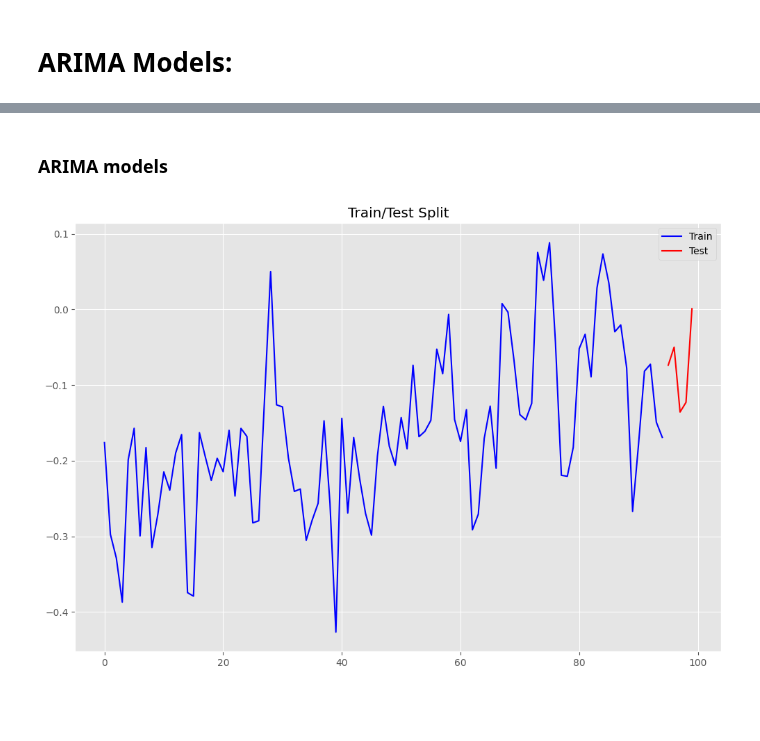
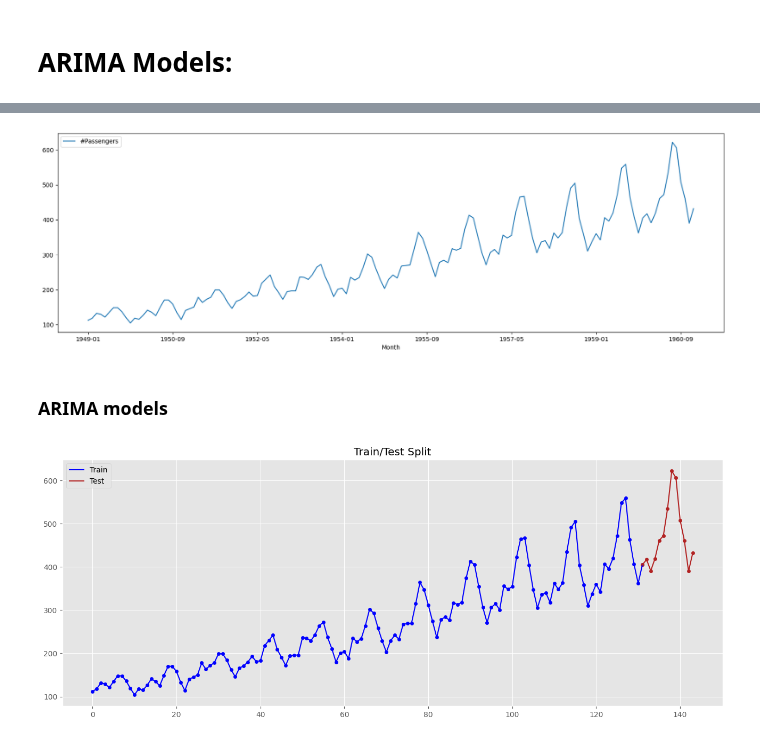
Before and after one commit to chrono-kit/chrono-kit, a Jupyter notebook: examples/ARIMA.ipynb, the cells around one changed output, grey strips where cells are left out. Cells and saved outputs as stored; diff of their text form; code cells hidden in the pictures; blank space fills up the shorter version.

Commit message:
Update examples and datasets

```diff
--- a/examples/ARIMA.ipynb
+++ b/examples/ARIMA.ipynb
@@ -15,8 +23,8 @@ components for generating forecasts. These components and their calculations var
 import pandas as pd
 import matplotlib.pyplot as plt
 # %%
-#Load the Monthly Temperatures Data
-#https://datahub.io/core/global-temp#data
-df = pd.read_csv("/home/hasan/Desktop/Codes/yzt_main/datasets/monthly_temp.csv", index_col=0)
+#Load the Air Passengers Data
+#https://www.kaggle.com/rakannimer/air-passengers
+df = pd.read_csv("../datasets/AirPassengers.csv", index_col=0)
 df
 # %% [output]
@@ -36,8 +44,0 @@ df
-# %%
-#Like the smoothing models, ARIMA models expects univariate data
-#We also get the last 200 values,because fitting ARIMA models can be time consuming
-#Feel free to try out with larger data
-df = df[["GCAG Mean Temp"]][-200:].copy()
-#Plot to visualize the time series data
-df.plot(figsize=(20,6))
-plt.show()
@@ -46,2 +45,8 @@ plt.show()
+# %%
+#Plot to visualize the time series data
+df.plot(figsize=(20,6))
+plt.show()
+# %% [output]
+[figure, added]
 # %% [markdown]
 ### ARIMA models
@@ -51,12 +53,12 @@ from chronokit import arima
 # %%
 #Before fitting the models, split the data into training and testing;
-#We will take the last 5 months of data to test the results of the models
-df_train = df.iloc[:-5]
-df_test = df.iloc[-5:]
+#We will take the last year of data to test the results of the models
+df_train = df.iloc[:-12]
+df_test = df.iloc[-12:]
 
 #Plot the data by calling plot_train_test_split() function from chronokit.utils module
 from chronokit.utils import plot_train_test_split
 #Take a smaller part of the training data to visualize the test data better
-plot_train_test_split(train_data=df_train[-95:], test_data=df_test, colors=["blue", "red"], style="ggplot", title="Train/Test Split")
+plot_train_test_split(train_data=df_train, test_data=df_test, figsize=(16,6), colors=["blue", "red"], style="ggplot", title="Train/Test Split")
 # %% [output]
-[figure, old version]
+[figure, new version]
```
Also changed, not shown: parts of 17 cells of this notebook, 4 other files.
